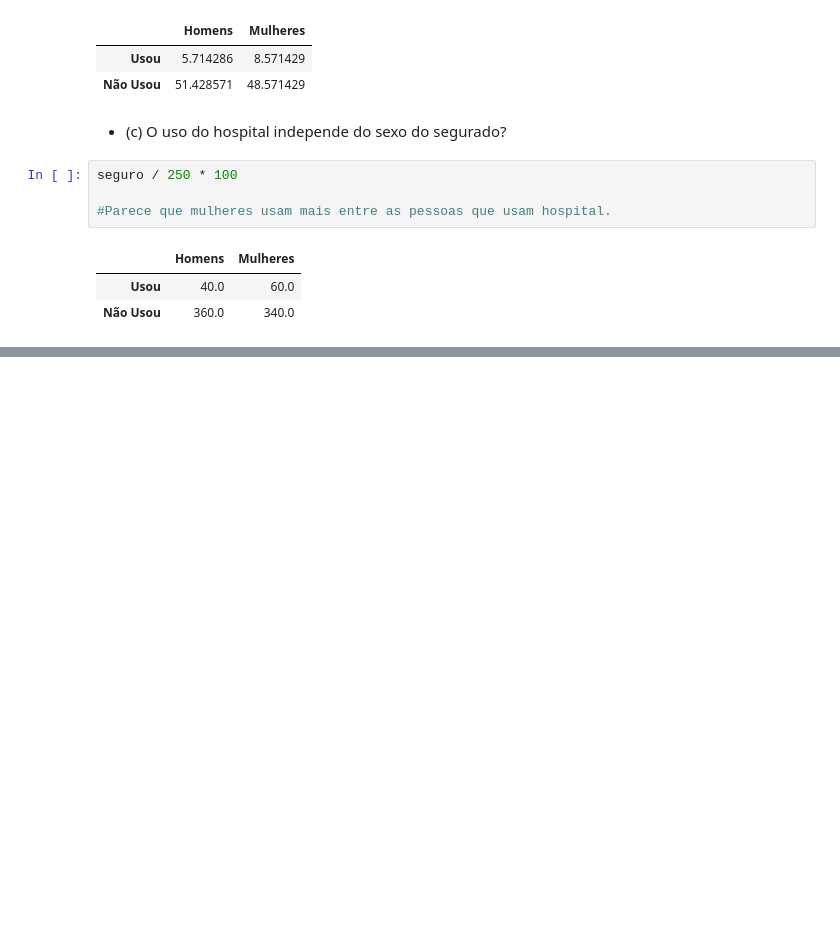
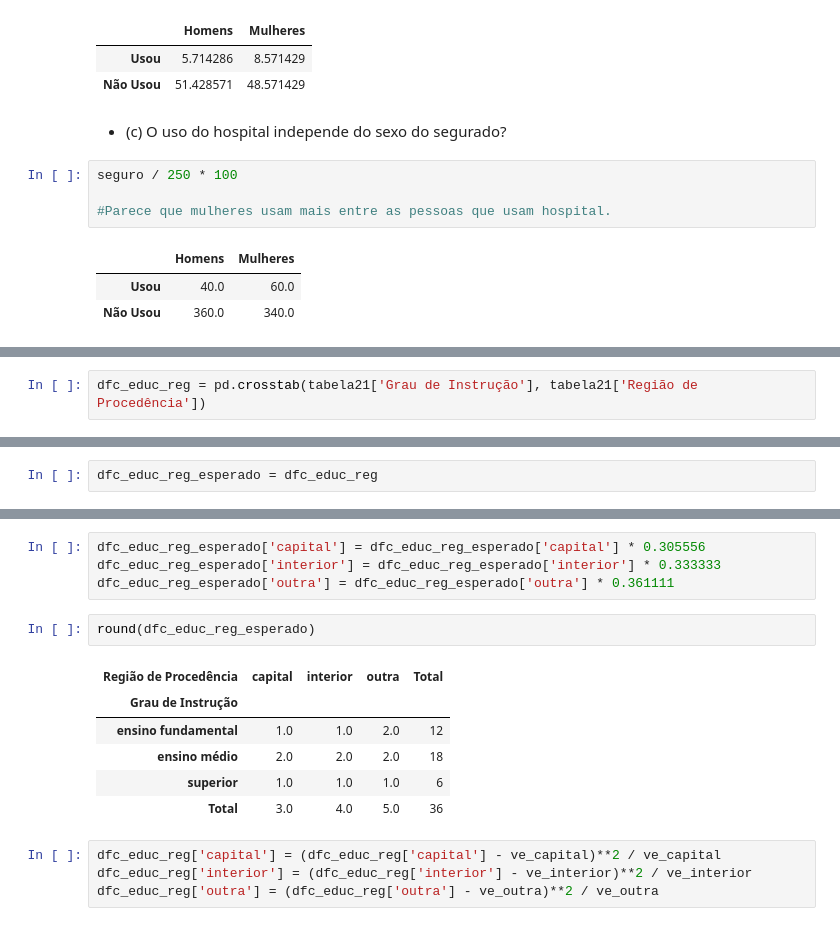
Before and after one commit to msbrasil/Estatistica, a Jupyter notebook: estatistica-basica/Capítulo 4.ipynb, the cells around one changed output, grey strips where cells are left out. Saved outputs shown, nothing was run; the diff lists cells and outputs as text; blank space fills up the shorter version.

```diff
--- a/estatistica-basica/Capítulo 4.ipynb
+++ b/estatistica-basica/Capítulo 4.ipynb
@@ -262,0 +265,2 @@ seguro / 250 * 100
+# %%
+dfc_educ_reg = pd.crosstab(tabela21['Grau de Instrução'], tabela21['Região de Procedência'])
@@ -262,0 +275,2 @@ seguro / 250 * 100
+# %%
+dfc_educ_reg_esperado = dfc_educ_reg
@@ -262,0 +286,17 @@ seguro / 250 * 100
+# %%
+dfc_educ_reg_esperado['capital'] = dfc_educ_reg_esperado['capital'] * 0.305556
+dfc_educ_reg_esperado['interior'] = dfc_educ_reg_esperado['interior'] * 0.333333
+dfc_educ_reg_esperado['outra'] = dfc_educ_reg_esperado['outra'] * 0.361111
+# %%
+round(dfc_educ_reg_esperado)
+# %% [output]
+| Região de Procedência | capital | interior | outra | Total |
+| Grau de Instrução |  |  |  |  |
+| ensino fundamental | 1.0 | 1.0 | 2.0 | 12 |
+| ensino médio | 2.0 | 2.0 | 2.0 | 18 |
+| superior | 1.0 | 1.0 | 1.0 | 6 |
+| Total | 3.0 | 4.0 | 5.0 | 36 |
+# %%
+dfc_educ_reg['capital'] = (dfc_educ_reg['capital'] - ve_capital)**2 / ve_capital
+dfc_educ_reg['interior'] = (dfc_educ_reg['interior'] - ve_interior)**2 / ve_interior
+dfc_educ_reg['outra'] = (dfc_educ_reg['outra'] - ve_outra)**2 / ve_outra
```
Also changed, not shown: parts of 8 cells of this notebook.
